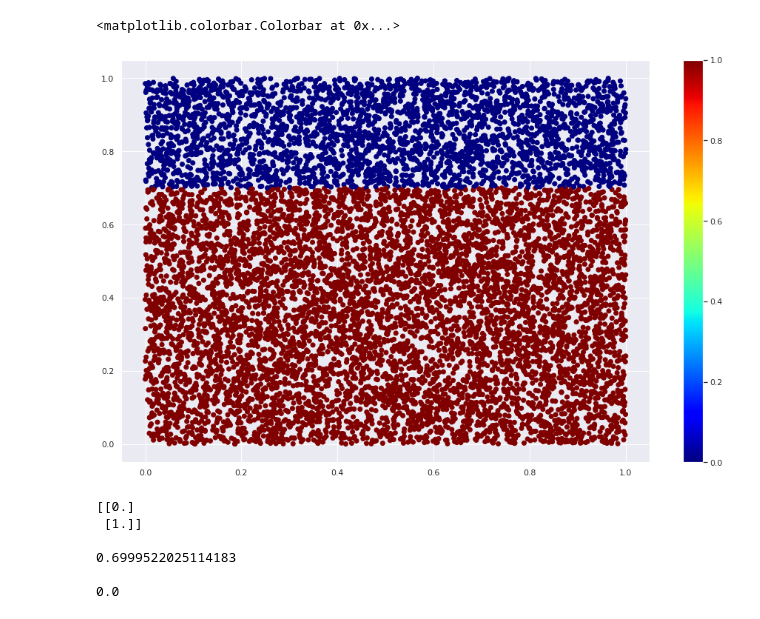
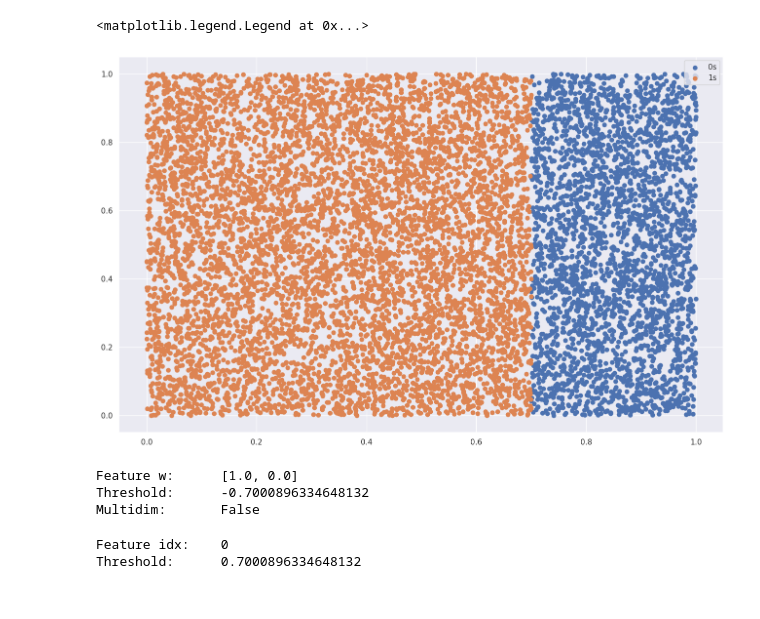
Before and after one commit to JNSFilipe/Telperion, a Jupyter notebook: notebooks/1-Test_HeartWood.ipynb, the cells around one changed output. Drawn from its saved outputs; the diff is of its cells as text; code cells hidden in the pictures.

```diff
--- a/notebooks/1-Test_HeartWood.ipynb
+++ b/notebooks/1-Test_HeartWood.ipynb
@@ -13,10 +13,11 @@ from HeartWood import HeartWood
 # %%
 x = np.random.uniform(low=0, high=1, size=(10000,2))
-y = np.array([1 if i < 0.7 else 0 for i in x[:,1]])
-# y = np.round(x[:,0])
+y = np.array([1 if i < 0.7 else 0 for i in x[:,0]])
+#y = 1-y
 
-plt.scatter(x[:,0],x[:,1], c=y, cmap='jet')
-plt.colorbar()
+plt.scatter(x[~y.astype(bool),0],x[~y.astype(bool),1], label='0s')
+plt.scatter(x[y.astype(bool),0],x[y.astype(bool),1], label='1s')
+plt.legend()
 # %% [output]
-<matplotlib.colorbar.Colorbar at 0x...>
+<matplotlib.legend.Legend at 0x...>
-[figure, old version]
+[figure, new version]
@@ -26,13 +24,27 @@ hw.fit(x, y, 128, 100)
-# %%
-print(hw.W/hw.W.sum())
-print()
-print(hw.k/hw.W.sum())
-print()
-print(hw.accuracy(x, y))
-# %% [output]
-[[0.]
- [1.]]
-
-0.6999522025114183
-
-0.0
+# %%
+hw = Mallorn(max_depth=1) # Basically, just HeartWood, wrapped to yield the correct decision value
+hw.fit(x, y, lr=0.01, batch_size=128, epochs=100, metric='gini', method='both', backend='skorch', verbose=0)
+
+w_hw = hw.root.stump.fc.weight.data.squeeze().tolist()
+b_hw = hw.root.stump.fc.bias.data.tolist()[0]
+
+print()
+print("Feature w:\t{}".format(w_hw))
+print("Threshold:\t{}".format(b_hw))
+print("Multidim:\t{}".format(hw.root.stump.is_multidim()))
+# %% [output]
+Feature w:      [1.0, 0.0]
+Threshold:      -0.7000896334648132
+Multidim:       False
+# %%
+dt = DecisionTreeClassifier(max_depth=1)
+dt.fit(x, y)
+
+w_dt = dt.tree_.feature[0]
+b_dt = dt.tree_.threshold[0]
+
+print("Feature idx:\t{}".format(w_dt))
+print("Threshold:\t{}".format(b_dt))
+# %% [output]
+Feature idx:    0
+Threshold:      0.7000896334648132
```
Also changed, not shown: parts of 14 cells of this notebook, 2 other files.
